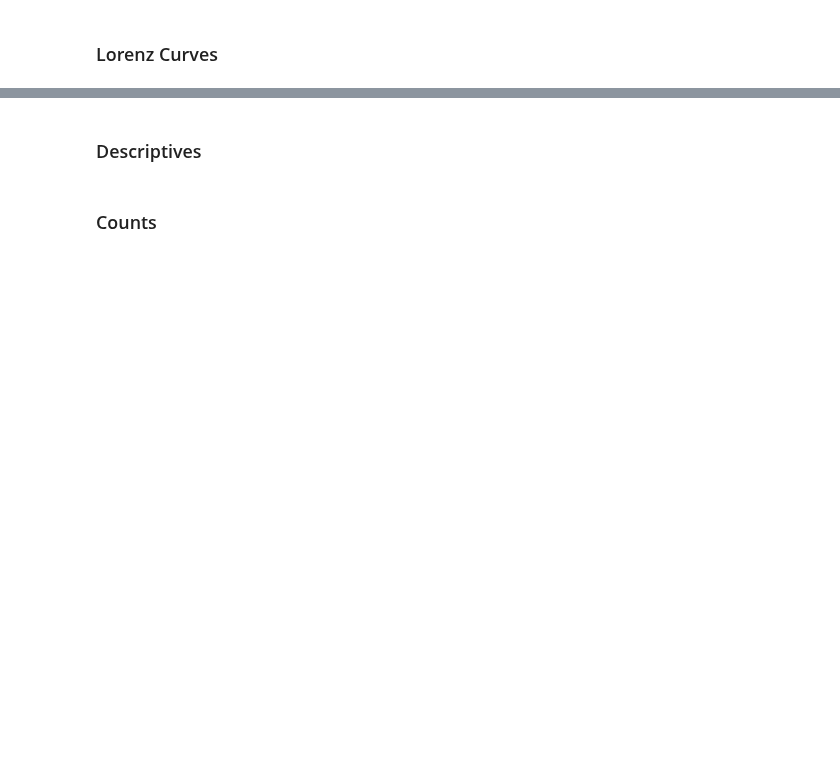
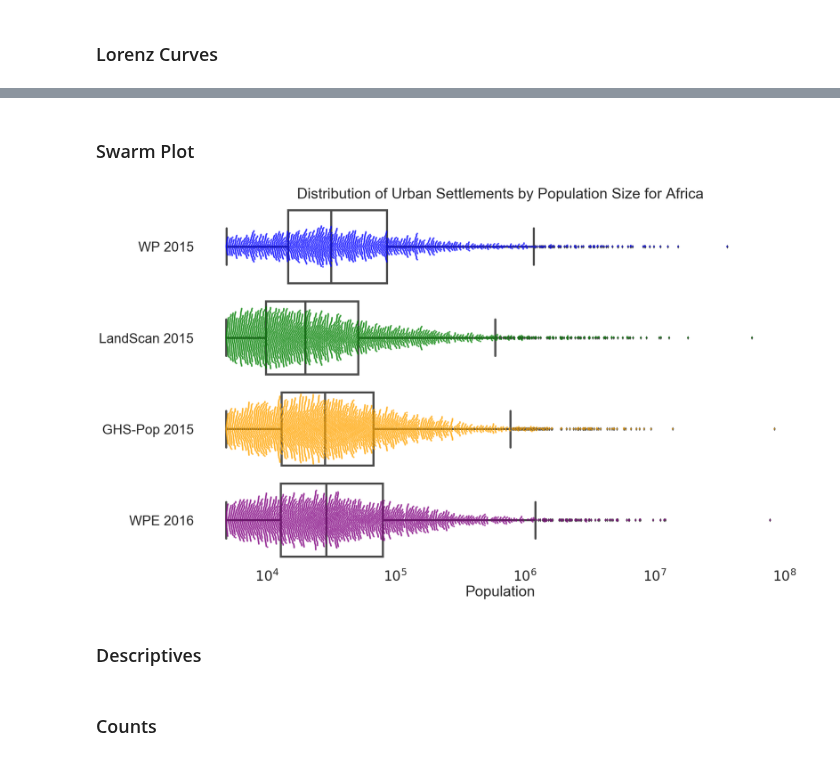
Before and after one commit to cascadet/AfricaUrbanPop, a Jupyter notebook: notebooks/jupyter/ERL19/ERL-Review-Updates.ipynb, the cells around one changed output, grey strips where cells are left out. Drawn from its saved outputs; the diff is of its cells as text; code cells hidden in the pictures; blank space fills up the shorter version.

```diff
--- a/notebooks/jupyter/ERL19/ERL-Review-Updates.ipynb
+++ b/notebooks/jupyter/ERL19/ERL-Review-Updates.ipynb
@@ -141,0 +89,8 @@ print(len(WPE2016))
+# %%
+# Add dataset col
+
+GHS2000['dataset'] = 'GHS-Pop 2000'
+GHS2015['dataset'] = 'GHS-Pop 2015'
+WP2015['dataset'] = 'WP 2015'
+WPE2016['dataset'] = 'WPE 2016'
+LS2015['dataset'] = 'LandScan 2015'
@@ -714,3 +726,39 @@ ax1.plot([0.9,0.9], [0,1] , color='k', alpha = 1)
+# %% [markdown]
+### Swarm Plot
+# %%
+# All data
+d = [WP2015, LS2015, GHS2015, WPE2016]
+df = pd.concat(d, ignore_index=True)
+# %%
+sns.set(font_scale=3)
+color = ['Blue', 'Green', 'Orange', 'Purple']
+fig = plt.subplots(figsize=[20,30])
+
+
+ax1 = sns.boxplot(y=df.dataset, x=np.log10(df.PopTot), linewidth = 5)
+
+for patch in ax1.artists:
+    r, g, b, a = patch.get_facecolor()
+    patch.set_facecolor((r, g, b, 0))
+
+ax = sns.swarmplot(y=df.dataset, x=np.log10(df.PopTot), palette = color, size = 4, alpha = 0.7, orient = 'h')
+
+# set size
+fig = matplotlib.pyplot.gcf()
+fig.set_size_inches(25, 15)
+#plt.gca().set_xscale('log')
+
+# labels
+plt.xlabel('Population')
+plt.xticks((4,5,6,7,8), [' $10^4$', '$10^5$', '$10^6$', '$10^7$', '$10^8$'])
+plt.ylabel('')
+plt.title('Distribution of Urban Settlements by Population Size for Africa')
+ax.set_facecolor('White')
+plt.tight_layout()
+
+fig.savefig('/Users/cascade/Desktop/'+'PopAll_Swarm.png', dpi=700, transparent=False)
+# %% [output]
+[figure, added]
 # %% [markdown]
 ### Descriptives
 # %%
```
Also changed, not shown: parts of 29 cells of this notebook, 41 other files.
